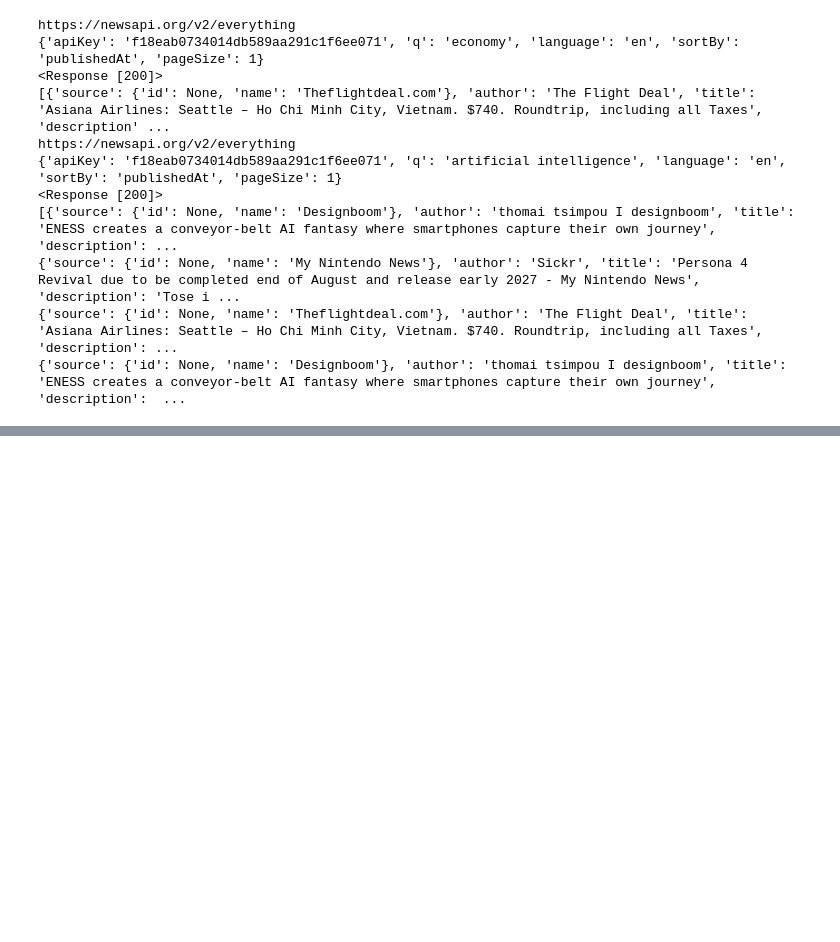
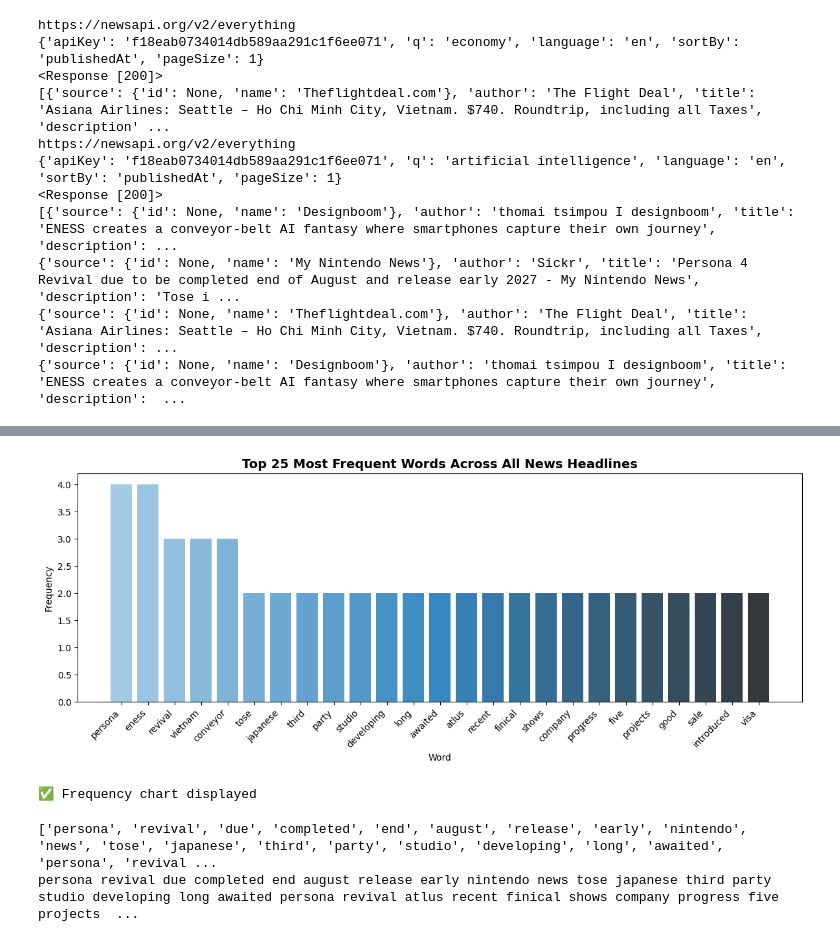
Before and after one commit to balamurugan-git/gen-ai, a Jupyter notebook: nlp_handson.ipynb, the cells around one changed output, grey strips where cells are left out. Cells and saved outputs as stored; diff of their text form; code cells hidden in the pictures; blank space fills up the shorter version.

```diff
--- a/nlp_handson.ipynb
+++ b/nlp_handson.ipynb
@@ -182,0 +258,12 @@ df.head()
+# %%
+def tokenize_and_filter(text: str) -> list:
+   """Tokenize text and remove stopwords & short tokens."""
+   tokens = word_tokenize(text)
+   print('split into words', tokens)                            # split into words
+   tokens = [t for t in tokens if t.isalpha()]
+   print(' keep only alphabetic', tokens)        # keep only alphabetic
+   tokens = [t for t in tokens if t not in STOP_WORDS]    # remove stopwords
+   print('remove stopwords', tokens)
+   tokens = [t for t in tokens if len(t) > 2]             # remove very short words
+   print('remove very short words', tokens)
+   return tokens
@@ -182,0 +285,4 @@ df.head()
+# %%
+# Apply to all articles
+df["tokens"] = df["clean_text"].apply(tokenize_and_filter)
+df["token_count"] = df["tokens"].apply(len)
@@ -182,0 +302,3 @@ df.head()
+# %%
+all_tokens = [token for tokens in df["tokens"] for token in tokens]
+freq_dist  = FreqDist(all_tokens)
@@ -182,0 +329,24 @@ df.head()
+# %%
+# ── Visualize: Top 25 words bar chart ───────────────────────────
+top_words = freq_dist.most_common(25)
+words, counts = zip(*top_words)
+# %%
+plt.figure(figsize=(12, 5))
+bars = plt.bar(words, counts, color=sns.color_palette("Blues_d", 25))
+plt.xticks(rotation=45, ha='right', fontsize=10)
+plt.title("Top 25 Most Frequent Words Across All News Headlines", fontsize=14, fontweight='bold')
+plt.xlabel("Word")
+plt.ylabel("Frequency")
+plt.tight_layout()
+plt.show()
+print("✅ Frequency chart displayed")
+# %% [output]
+[figure, added]
+✅ Frequency chart displayed
+# %%
+print(all_tokens)
+text_for_cloud = " ".join(all_tokens)
+print(text_for_cloud)
+# %% [output]
+['persona', 'revival', 'due', 'completed', 'end', 'august', 'release', 'early', 'nintendo', 'news', 'tose', 'japanese', 'third', 'party', 'studio', 'developing', 'long', 'awaited', 'persona', 'revival ...
+persona revival due completed end august release early nintendo news tose japanese third party studio developing long awaited persona revival atlus recent finical shows company progress five projects  ...
```
Also changed, not shown: parts of 21 cells of this notebook.
